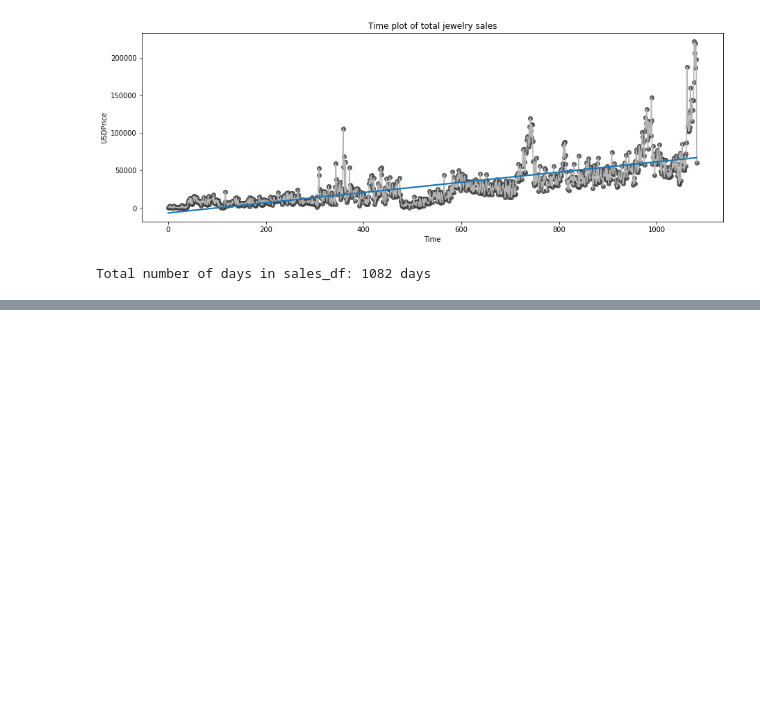
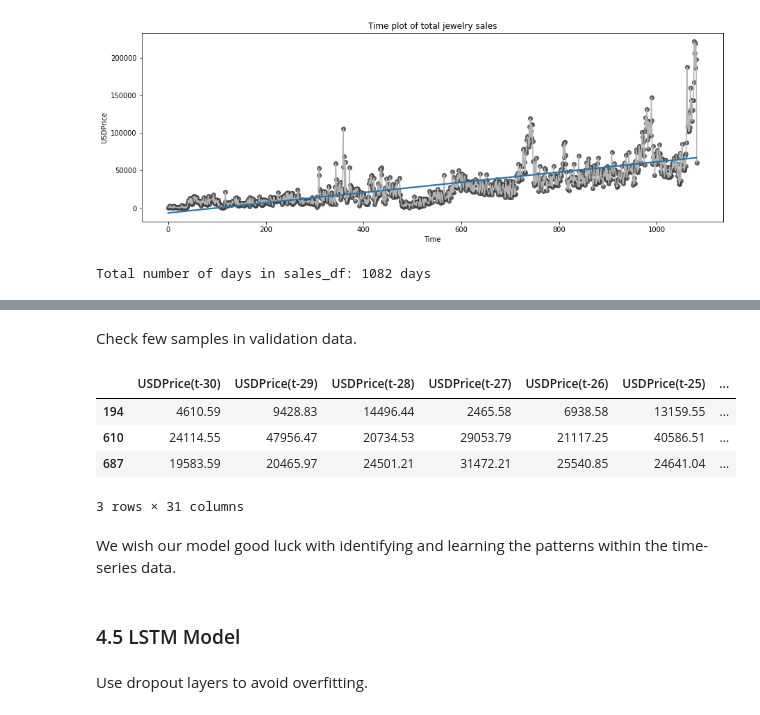
Before and after one commit to risa1796/-A-Study-of-Customers-Insurance-Charges, a Jupyter notebook: E_Commerce_Jewelry.ipynb, the cells around one changed output, grey strips where cells are left out. Saved outputs shown, nothing was run; the diff lists cells and outputs as text; code cells hidden in the pictures; blank space fills up the shorter version.

```diff
--- a/E_Commerce_Jewelry.ipynb
+++ b/E_Commerce_Jewelry.ipynb
@@ -596,8 +578,24 @@ Validation set shape (398, 31, 1)
+# %% [markdown]
+Check few samples in validation data.
+# %%
+pd.DataFrame(X_valid).head(3)
+# %% [output]
+|  | USDPrice(t-30) | USDPrice(t-29) | USDPrice(t-28) | USDPrice(t-27) | USDPrice(t-26) | USDPrice(t-25) | ... |
+| 194 | 4610.59 | 9428.83 | 14496.44 | 2465.58 | 6938.58 | 13159.55 | ... |
+| 610 | 24114.55 | 47956.47 | 20734.53 | 29053.79 | 21117.25 | 40586.51 | ... |
+| 687 | 19583.59 | 20465.97 | 24501.21 | 31472.21 | 25540.85 | 24641.04 | ... |
+3 rows × 31 columns
+# %% [markdown]
+We wish our model good luck with identifying and learning the patterns within the time-series data.
+# %% [markdown]
+### 4.5 LSTM Model
 # %%
 epochs = 200
 batch = 65
 lr = 0.0005
 adam = optimizers.Adamax()
+# %% [markdown]
+Use dropout layers to avoid overfitting.
 # %%
 from tensorflow.keras.layers import Dropout
 
```
Also changed, not shown: parts of 71 cells of this notebook.
